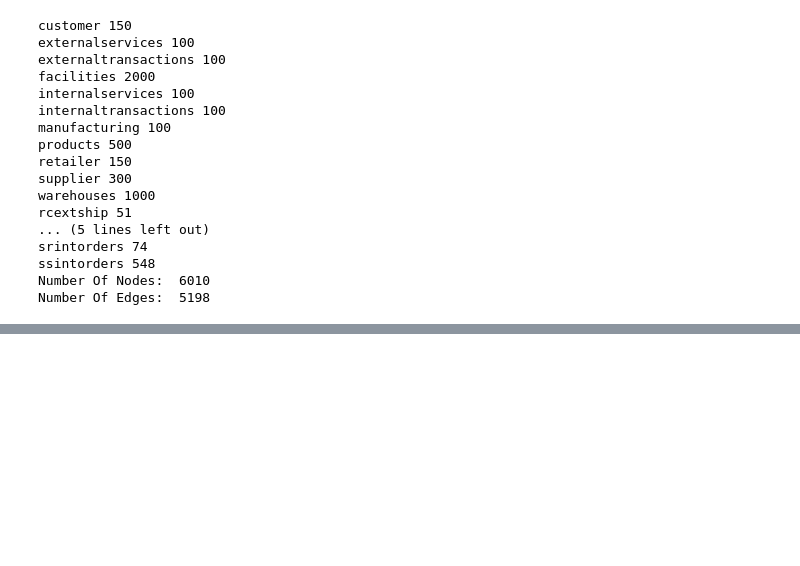
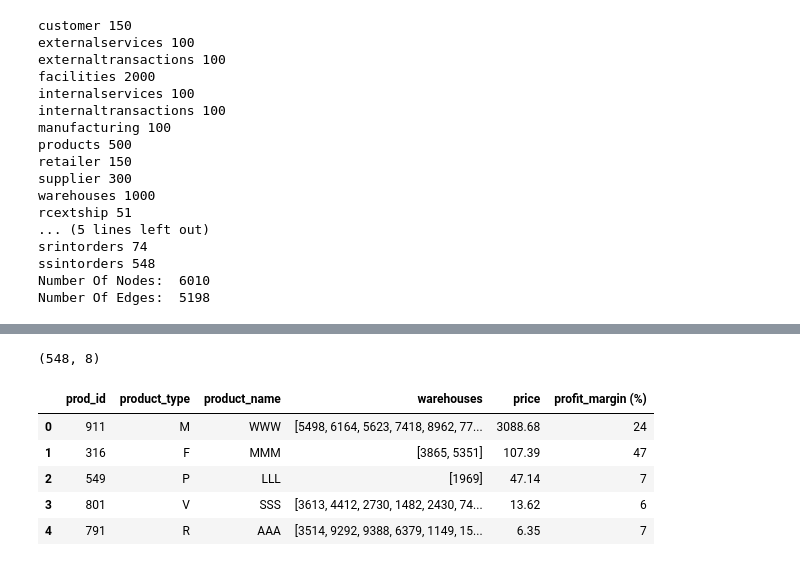
Before and after one commit to omargalal20/Supply-Chain-Data-Analysis, a Jupyter notebook: Copy_of_Data_Transformation.ipynb, the cells around one changed output, grey strips where cells are left out. Cells and saved outputs as stored; diff of their text form; code cells hidden in the pictures; blank space fills up the shorter version.

```diff
--- a/Copy_of_Data_Transformation.ipynb
+++ b/Copy_of_Data_Transformation.ipynb
@@ -810,0 +820,13 @@ Number Of Edges:  5198
+# %%
+All_dfs['ssintorders'].shape
+# %% [output]
+(548, 8)
+# %%
+All_dfs["products"].head()
+# %% [output]
+|  | prod_id | product_type | product_name | warehouses | price | profit_margin (%) |
+| 0 | 911 | M | WWW | [5498, 6164, 5623, 7418, 8962, 77... | 3088.68 | 24 |
+| 1 | 316 | F | MMM | [3865, 5351] | 107.39 | 47 |
+| 2 | 549 | P | LLL | [1969] | 47.14 | 7 |
+| 3 | 801 | V | SSS | [3613, 4412, 2730, 1482, 2430, 74... | 13.62 | 6 |
+| 4 | 791 | R | AAA | [3514, 9292, 9388, 6379, 1149, 15... | 6.35 | 7 |
```
Also changed, not shown: parts of 6 cells of this notebook, 1 other file.
